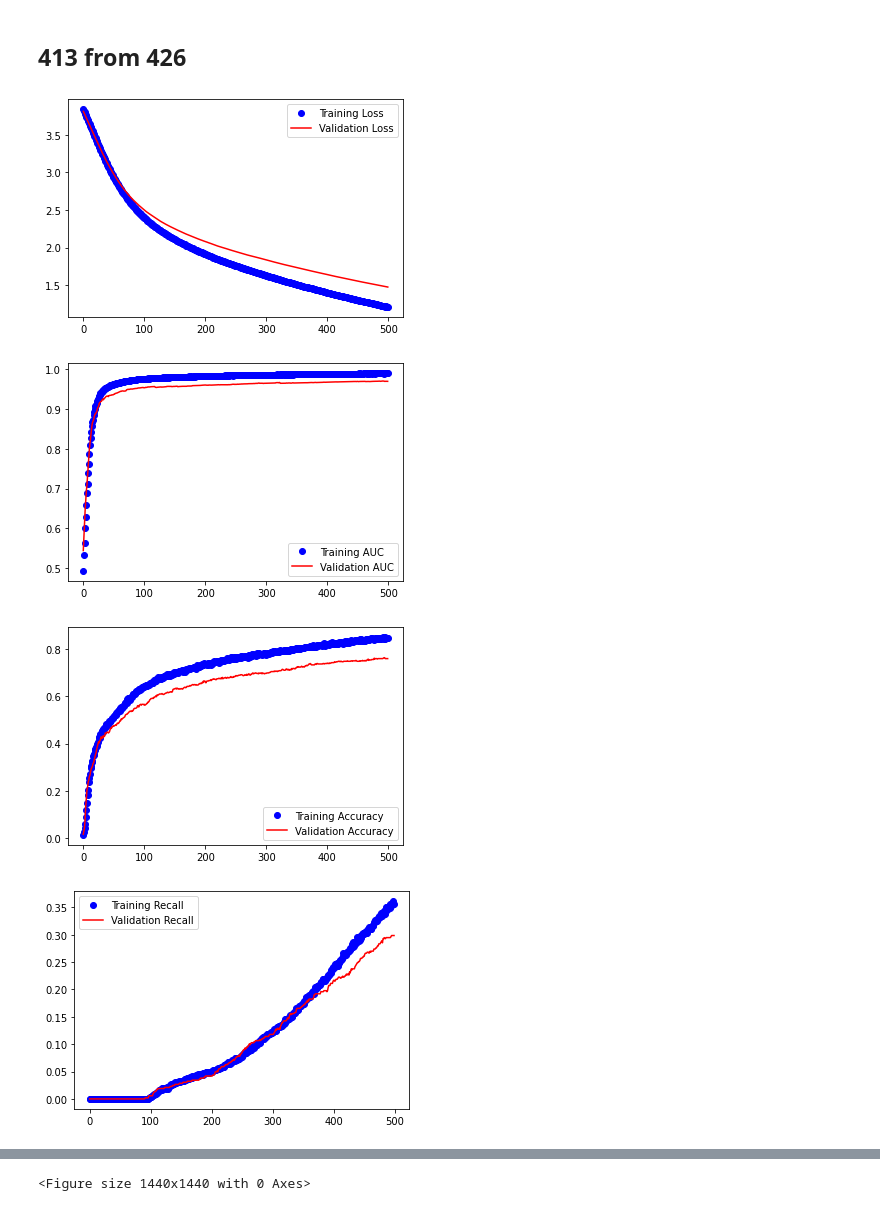
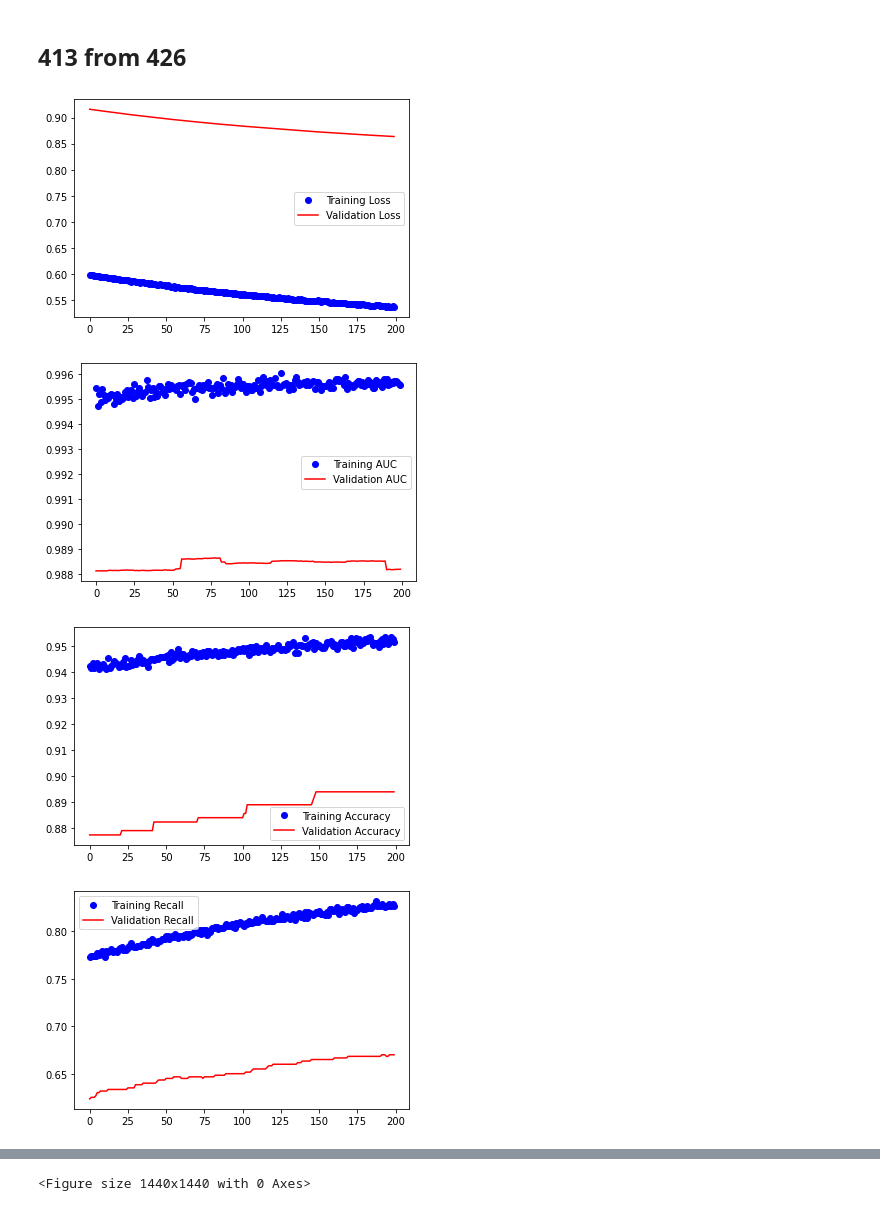
Before and after one commit to BlaiseMarvin/FaceRecognitionPaymentSystem, a Jupyter notebook: TrainingFacenetRemontada_(1).ipynb, the cells around one changed output, grey strips where cells are left out. Cells and saved outputs as stored; diff of their text form; code cells hidden in the pictures.

Commit message:
Continued training with aligned images

```diff
--- a/TrainingFacenetRemontada_(1).ipynb
+++ b/TrainingFacenetRemontada_(1).ipynb
@@ -308,4 +336,4 @@ model.compile(optimizer=RMSprop(learning_rate=0.0001),loss='categorical_crossent
 # %%
-#training for 500 epochs
-history=model.fit(training_generator,validation_data=validation_generator,epochs=500,verbose=2)
+#training for 600 epochs
+history=model.fit(training_generator,validation_data=validation_generator,epochs=600,verbose=2, callbacks=[reduce_lr,early,model_checkpoint_callback])
 # %% [output]
@@ -328,0 +377,6 @@ Epoch 500/500
+# %%
+#latest = tf.train.latest_checkpoint(checkpoint_dir)
+latest='/content/drive/MyDrive/Dataset/Model/cp-0012.ckpt'
+# %%
+# Load the previously saved weights
+model.load_weights(latest)
@@ -328,0 +409,3 @@ Epoch 500/500
+# %%
+#training for 200 epochs
+history=model.fit(training_generator,validation_data=validation_generator,epochs=200,verbose=2, callbacks=[reduce_lr,early,model_checkpoint_callback])
@@ -331,49 +456,49 @@ Epoch 500/500
 # %% [markdown]
 ## 413 from 426
 # %%
-auc=history.history['auc']
-val_auc=history.history['val_auc']
+auc=history.history['auc_1']
+val_auc=history.history['val_auc_1']
 
 acc=history.history['accuracy']
 val_acc=history.history['val_accuracy']
 loss=history.history['loss']
 val_loss=history.history['val_loss']
 
-recall=history.history['recall']
-val_recall=history.history['val_recall']
+recall=history.history['recall_1']
+val_recall=history.history['val_recall_1']
 
-precision=history.history['precision']
-val_precision=history.history['val_precision']
+precision=history.history['precision_1']
+val_precision=history.history['val_precision_1']
 
 epochs=range(len(acc))
 
 plt.plot(epochs,loss,'bo',label="Training Loss")
 plt.plot(epochs,val_loss,'r',label="Validation Loss")
 plt.legend()
 plt.show()
 
 
 plt.plot(epochs,auc,'bo',label="Training AUC")
 plt.plot(epochs,val_auc,'r',label="Validation AUC")
 plt.legend()
 plt.figure()
 
 plt.plot(epochs,acc,'bo',label="Training Accuracy")
 plt.plot(epochs,val_acc,'r',label="Validation Accuracy")
 plt.legend()
 plt.show()
 
 plt.plot(epochs,recall,'bo',label="Training Recall")
 plt.plot(epochs,val_recall,'r',label="Validation Recall")
 plt.legend()
 plt.show()
 
 plt.plot(epochs,precision,'bo',label="Training Precision")
 plt.plot(epochs,val_precision,'r',label="Validation Precision")
 plt.legend()
 plt.show()
 # %% [output]
-[figure, old version]
+[figure, new version]
-[figure, old version]
+[figure, new version]
-[figure, old version]
+[figure, new version]
-[figure, old version]
+[figure, new version]
```
Also changed, not shown: parts of 26 cells of this notebook.
